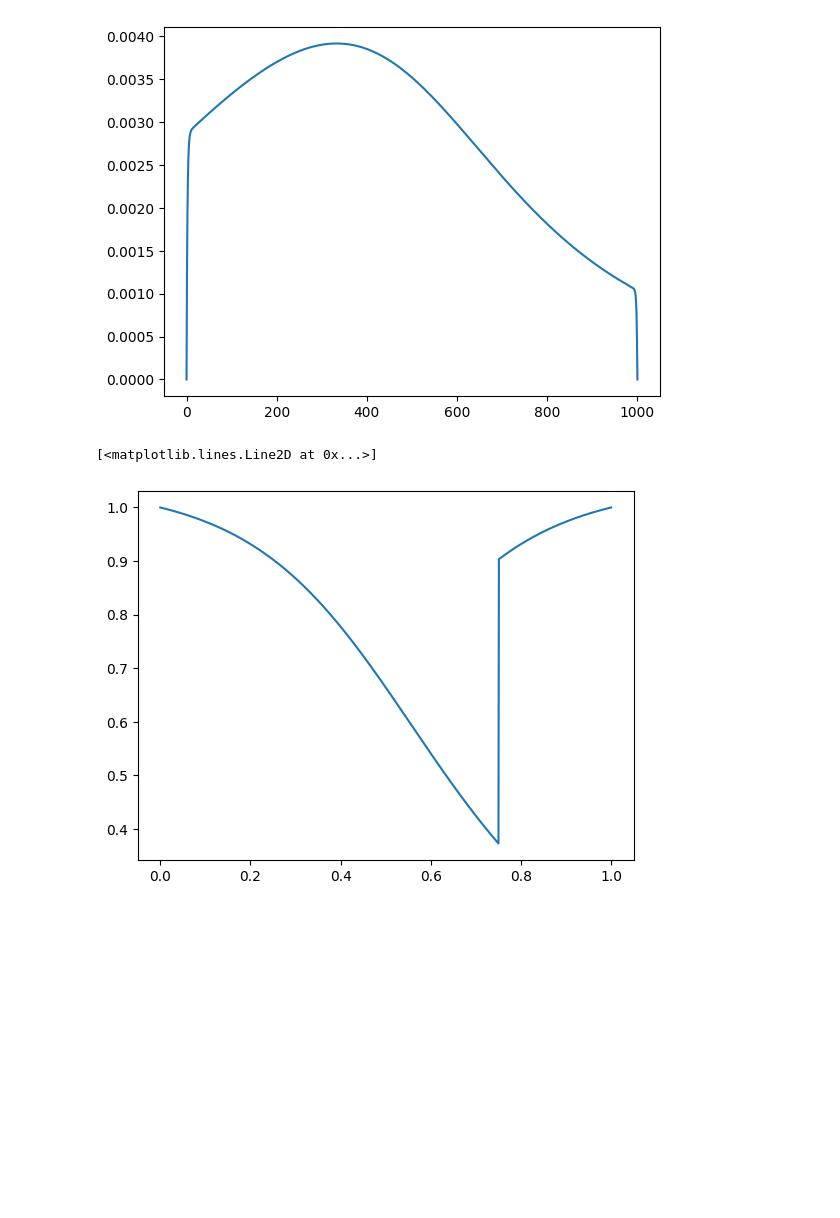
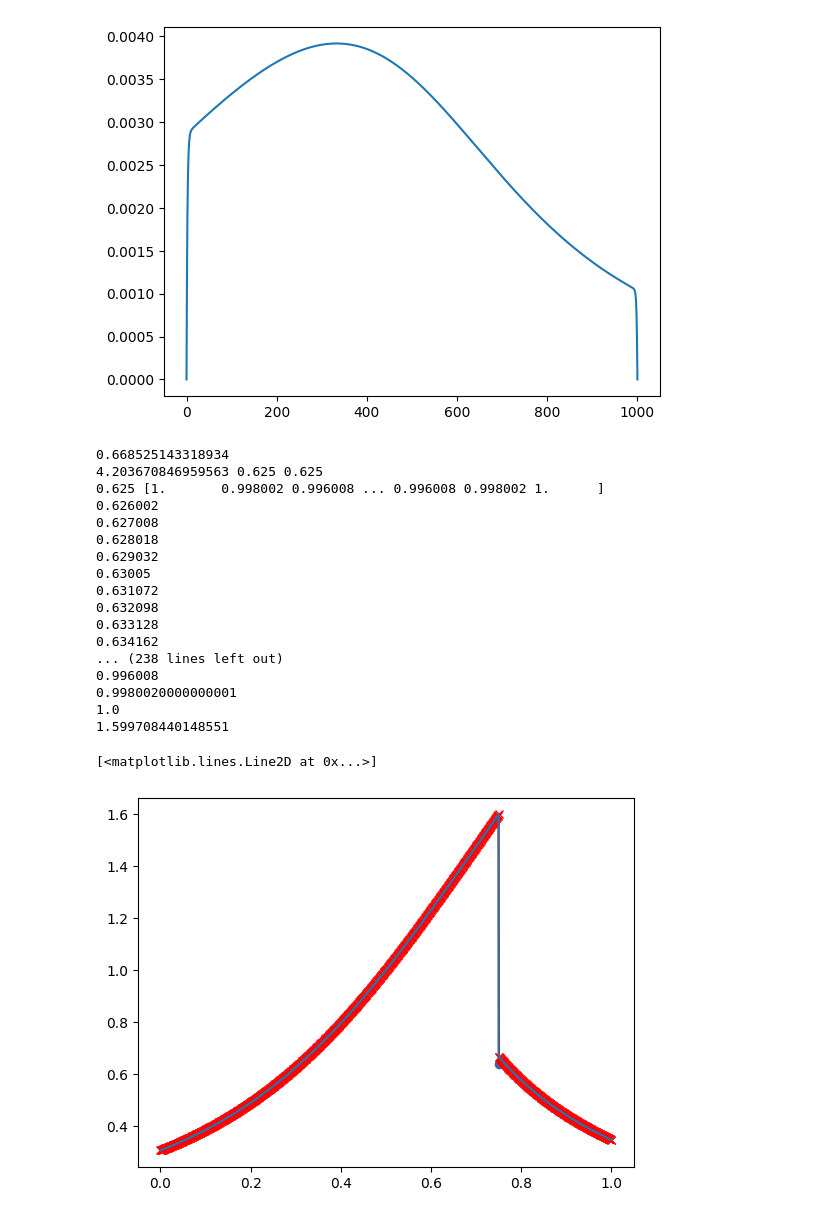
Before and after one commit to GertCell/PhysDep, a Jupyter notebook: GasDyn/Task 2/Task_2_itam.ipynb, the cells around one changed output. Drawn from its saved outputs; the diff is of its cells as text; code cells hidden in the pictures; blank space fills up the shorter version.

```diff
--- a/GasDyn/Task 2/Task_2_itam.ipynb
+++ b/GasDyn/Task 2/Task_2_itam.ipynb
@@ -478,41 +478,84 @@ N = 1000
 Nth = N/2
 Nsh = 3*N/4
 x = np.linspace(0, 1, N+1)
-
+aMref = 1
 a_0, x_0 = 0.5, 0.5
 po_0 = 1
 p_0 = 1
 
+
 def a(x):
-    return a_0 + (1-a_0)*(1-x/x_0)**2
+    return 0.5 + (1-0.5)*(1-x/0.5)**2
 
 def mach(m):
-    return a(x[i])/a_0-1/m*((1+(gamma-1)/2*m**2)/(1+1/2*(gamma-1)))**((gamma+1)/(2*(gamma-1)))
+    return -a(x[i])/a_0+aMref/m*((1+(gamma-1)/2*m**2)/(1+1/2*(gamma-1)*aMref**2))**((gamma+1)/(2*(gamma-1)))
 
 def velocity(m):
     return m*(((gamma+1)/2)/(1+(gamma-1)/2*m**2))**(1/2)
 
 def density(m):
     return po_0*(((gamma+1)/2)/(1+(gamma-1)/2*m**2))**(1/(gamma-1))
 
 def pressure(m):
     return p_0*(density(m)/po_0)**gamma
 
 U = np.linspace(0, L, N+1)
 Po = np.linspace(0, L, N+1)
 P = np.linspace(0, L, N+1)
 
 M = np.linspace(0, L, N+1)
 
+i = int(3*N/4)
+M_0 = root(mach, 1, 50)
+
+aMs1 = M_0
+aMs2 = np.sqrt((2+(gamma-1)*M_0**2)/(2*gamma*M_0**2-(gamma-1)))
+
+
+Ps2 = pressure(M_0)*(2*gamma*M_0**2-(gamma-1))/(gamma+1)
+Rs2 = density(M_0)*((gamma+1)*Ps2+(gamma-1)*pressure(M_0))/((gamma-1)*Ps2+(gamma+1)*pressure(M_0))
+Us2 = density(M_0)*velocity(M_0)/Rs2
+
 for i in range(0, int(Nth)):
     M[i] = root(mach, 0.001, 1)
 M[int(Nth)] = 1
-for i in range(int(Nth+1), int(Nsh+1)):
+for i in range(int(Nth+1), int(Nsh)):
     M[i] = root(mach, 1, 50)
+    po_0 = Rs2
+    p_0 = Ps2
+plt.scatter(x[int(Nsh)], 0.64)
+M[int(Nsh)] = aMs1
+aMref = aMs2
+print(aMs2)
+a_0 = a(x[int(Nsh)])
+print(mach(0.1), a(x[int(Nsh)]), a_0)
+print(a_0, a(x))
 for i in range(int(Nsh+1), int(N+1)):
-    M[i] = root(mach, 0.001, 1)
 
-plt.plot(x, density(M)/density(M[0]))
+    print(a(x[i]))
+    M[i] = root(mach, 0.001, aMs2)
+
+print(aMs1)
+plt.plot(x, M, '-rx')
+plt.plot(arr1, arr2)
+# plt.plot(x, density(M)/density(M[0]))
 # %% [output]
-[<matplotlib.lines.Line2D at 0x...>]
+0.668525143318934
+4.203670846959563 0.625 0.625
+0.625 [1.       0.998002 0.996008 ... 0.996008 0.998002 1.      ]
+0.626002
+0.627008
+0.628018
+0.629032
+0.63005
+0.631072
+0.632098
+0.633128
+0.634162
+... (238 lines left out)
+0.996008
+0.9980020000000001
+1.0
+1.599708440148551
+[<matplotlib.lines.Line2D at 0x...>]
-[figure, old version]
+[figure, new version]
```
Also changed, not shown: parts of 2 cells of this notebook, 3 other files.
